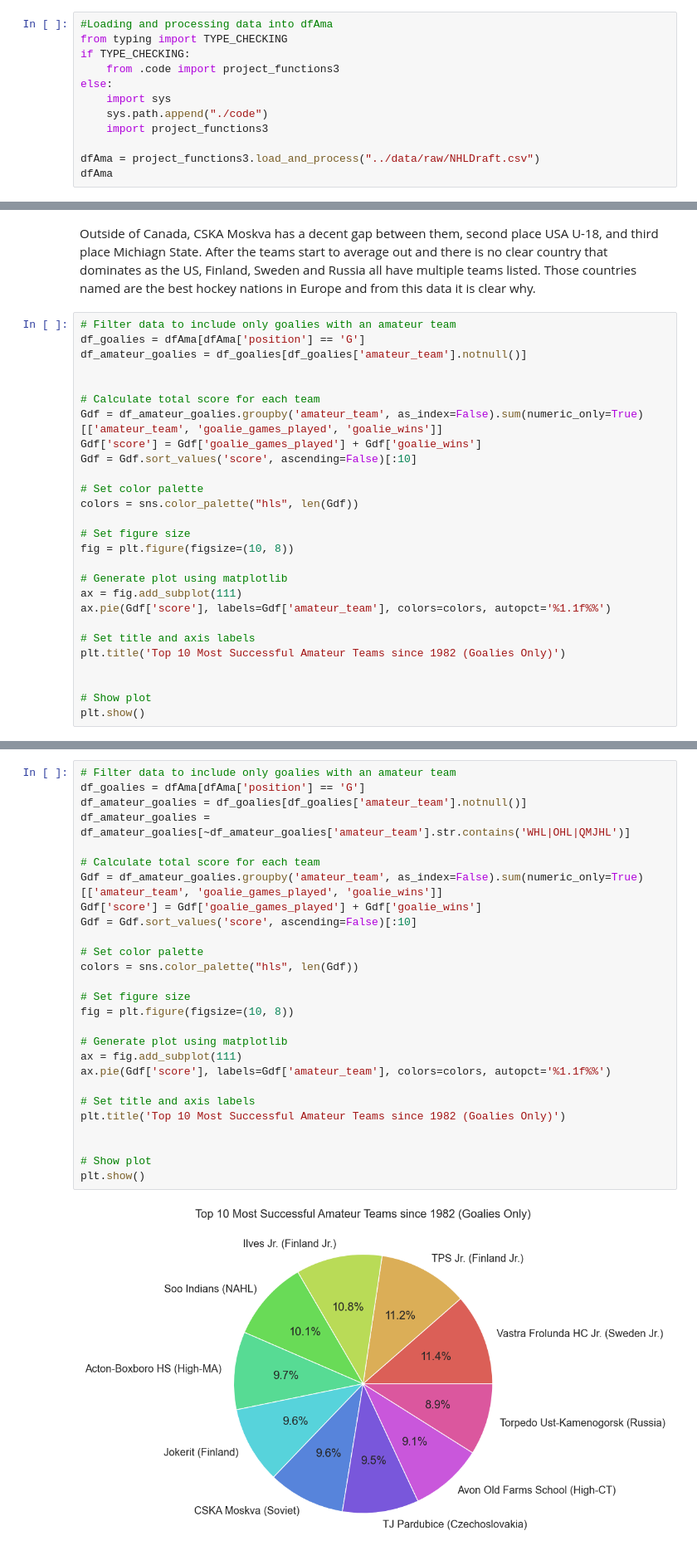
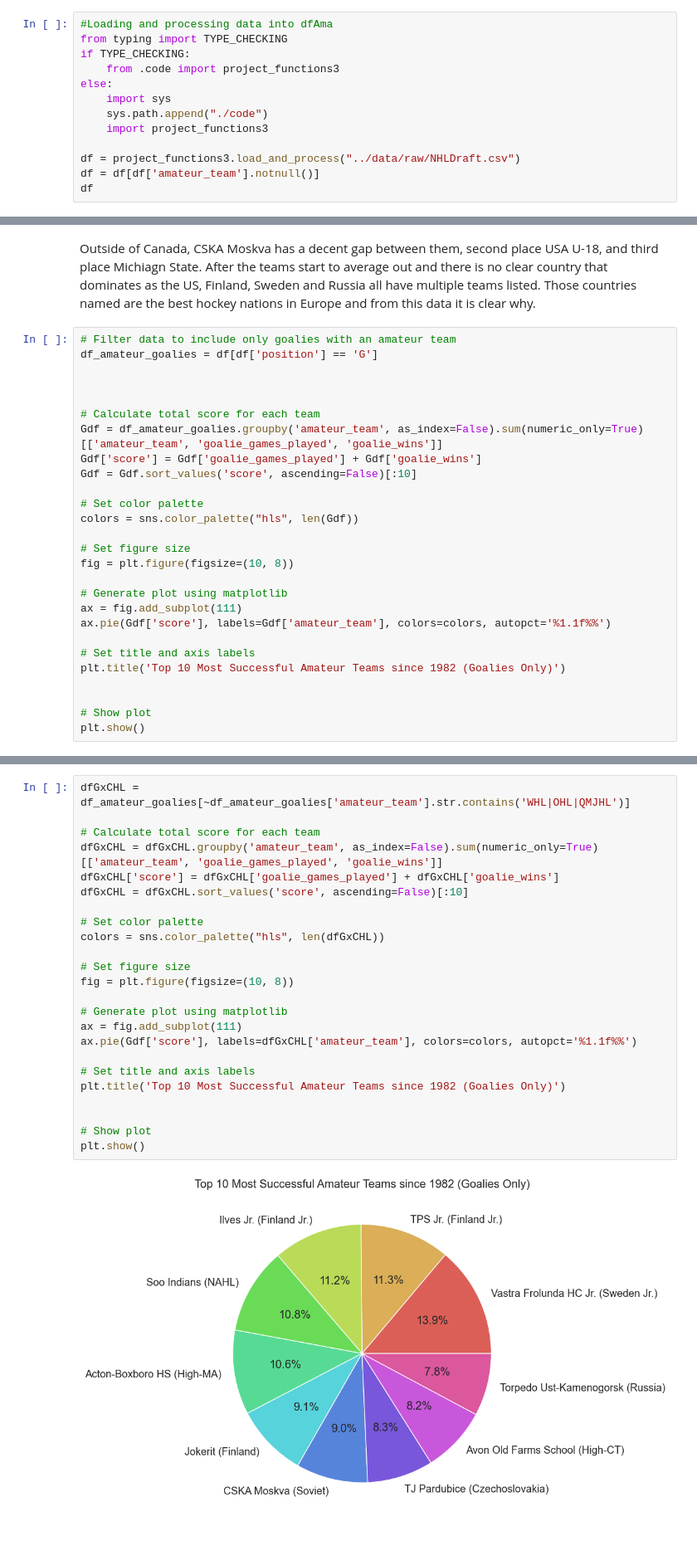
Before and after one commit to ubco-W2022T2-data301/project-group-group31, a Jupyter notebook: analysis/analysis3.ipynb, the cells around one changed output, grey strips where cells are left out. Shown: that part at 83% size. Drawn from its saved outputs; the diff is of its cells as text.

```diff
--- a/analysis/analysis3.ipynb
+++ b/analysis/analysis3.ipynb
@@ -19,6 +19,7 @@ else:
     sys.path.append("./code")
     import project_functions3
 
-dfAma = project_functions3.load_and_process("../data/raw/NHLDraft.csv")
-dfAma
+df = project_functions3.load_and_process("../data/raw/NHLDraft.csv")
+df = df[df['amateur_team'].notnull()]
+df
 # %% [output]
@@ -107,8 +96,8 @@ plt.show()
 Outside of Canada, CSKA Moskva has a decent gap between them, second place USA U-18, and third place Michiagn State. After the teams start to average out and there is no clear country that dominates as the US, Finland, Sweden and Russia all have multiple teams listed. Those countries named are the best hockey nations in Europe and from this data it is clear why.
 # %%
 # Filter data to include only goalies with an amateur team
-df_goalies = dfAma[dfAma['position'] == 'G']
-df_amateur_goalies = df_goalies[df_goalies['amateur_team'].notnull()]
+df_amateur_goalies = df[df['position'] == 'G']
+
 
 
 # Calculate total score for each team
@@ -139,32 +128,29 @@ This graph shows the top goalie producing teams since 1982. Tri City(red) in the
 # %%
-# Filter data to include only goalies with an amateur team
-df_goalies = dfAma[dfAma['position'] == 'G']
-df_amateur_goalies = df_goalies[df_goalies['amateur_team'].notnull()]
-df_amateur_goalies = df_amateur_goalies[~df_amateur_goalies['amateur_team'].str.contains('WHL|OHL|QMJHL')]
+dfGxCHL = df_amateur_goalies[~df_amateur_goalies['amateur_team'].str.contains('WHL|OHL|QMJHL')]
 
 # Calculate total score for each team
-Gdf = df_amateur_goalies.groupby('amateur_team', as_index=False).sum(numeric_only=True)[['amateur_team', 'goalie_games_played', 'goalie_wins']]
-Gdf['score'] = Gdf['goalie_games_played'] + Gdf['goalie_wins']
-Gdf = Gdf.sort_values('score', ascending=False)[:10]
+dfGxCHL = dfGxCHL.groupby('amateur_team', as_index=False).sum(numeric_only=True)[['amateur_team', 'goalie_games_played', 'goalie_wins']]
+dfGxCHL['score'] = dfGxCHL['goalie_games_played'] + dfGxCHL['goalie_wins']
+dfGxCHL = dfGxCHL.sort_values('score', ascending=False)[:10]
 
 # Set color palette
-colors = sns.color_palette("hls", len(Gdf))
+colors = sns.color_palette("hls", len(dfGxCHL))
 
 # Set figure size
 fig = plt.figure(figsize=(10, 8))
 
 # Generate plot using matplotlib
 ax = fig.add_subplot(111)
-ax.pie(Gdf['score'], labels=Gdf['amateur_team'], colors=colors, autopct='%1.1f%%')
+ax.pie(Gdf['score'], labels=dfGxCHL['amateur_team'], colors=colors, autopct='%1.1f%%')
 
 # Set title and axis labels
 plt.title('Top 10 Most Successful Amateur Teams since 1982 (Goalies Only)')
 
 
 # Show plot
 plt.show()
 # %% [output]
-[figure, old version]
+[figure, new version]
 # %% [markdown]
 This graph shows the amateur teams the produce the best European goalies. Sweden's Vastra Frolunda HC Jr. has prodcued the most successful goalies out of Europe, after 3 of the next 5 teams are from Finland.
 # %%
```
Also changed, not shown: parts of 6 cells of this notebook, 1 other file.
